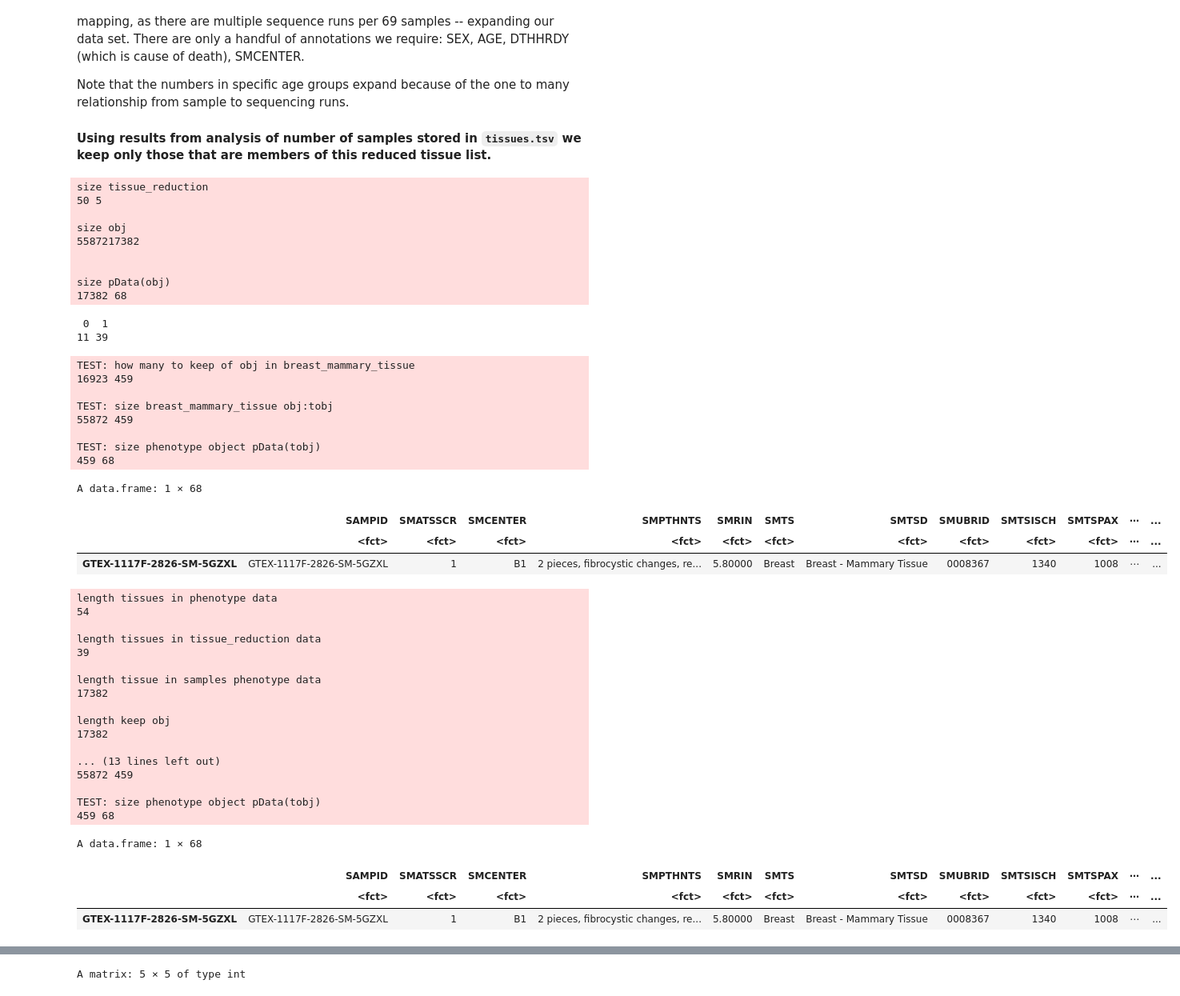
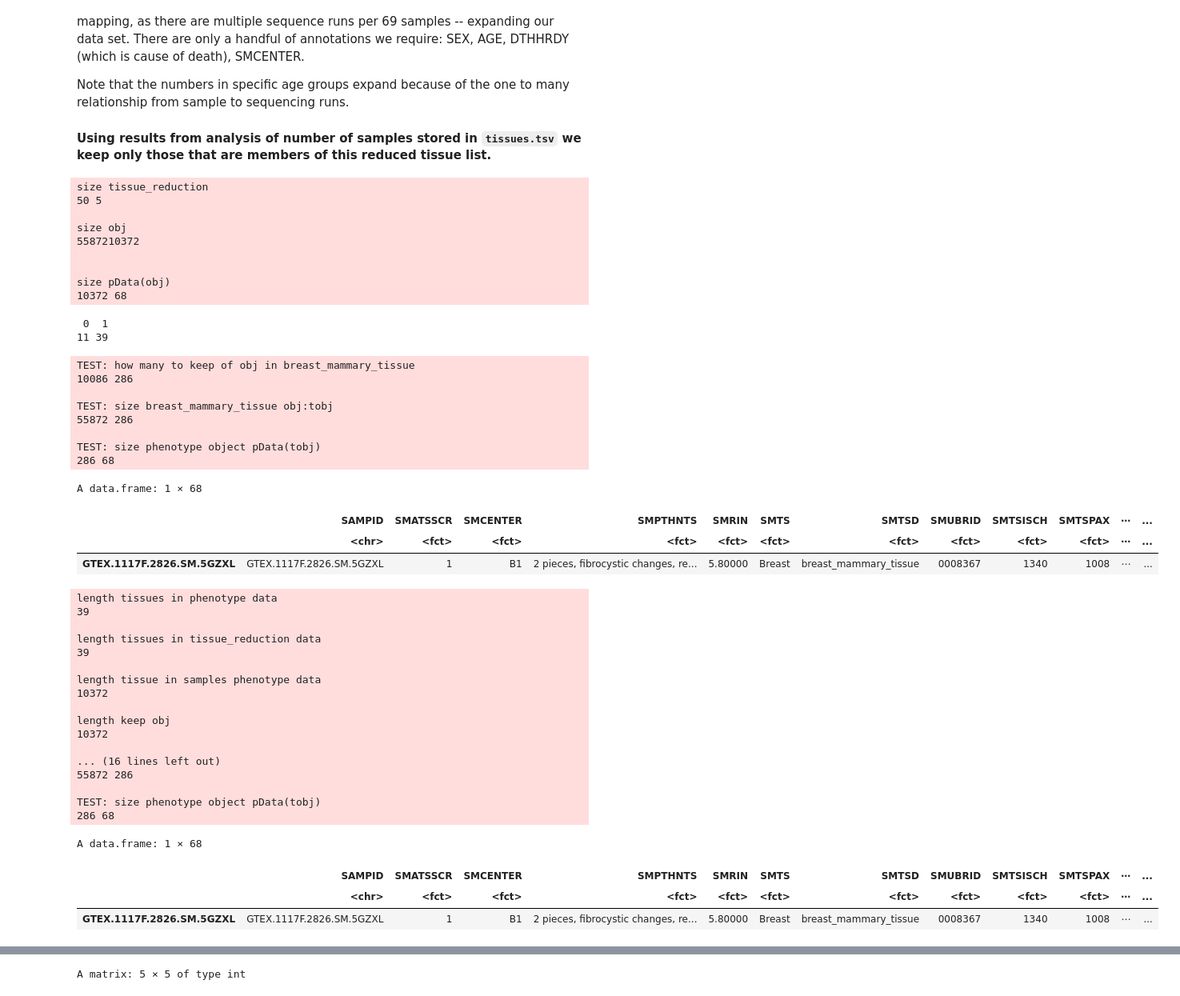
Before and after one commit to TheJacksonLaboratory/sbas, a Jupyter notebook: jupyter/AllTissueAllSplicingJunctionAnalysis.ipynb, the cells around one changed output, grey strips where cells are left out. Shown at 80% size. Drawn from its saved outputs; the diff is of its cells as text; code cells hidden in the pictures.

```diff
--- a/jupyter/AllTissueAllSplicingJunctionAnalysis.ipynb
+++ b/jupyter/AllTissueAllSplicingJunctionAnalysis.ipynb
@@ -659,7 +659,7 @@ table(tissue_reduction$include)
 tissue_reduction <- tissue_reduction[tissue_reduction$include==1,]
 
 # test to make sure we don't have nonsense
-keep <- (pData(obj)$tissue== "breast_mammary_tissue")
+keep <- (pData(obj)$SMTSD== "breast_mammary_tissue")
 message("\nTEST: how many to keep of obj in breast_mammary_tissue\n",
         paste(table(keep), collapse = " "))
 tobj        = obj      [,keep]
@@ -673,17 +673,17 @@ rm(keep)
 # end test
 
 # create a matching tissue name to go with the expressionSet phenotype object
-pData(obj)$tissue      <- factor(snakecase::to_snake_case(as.character(pData(obj)$SMTSD)))
+pData(obj)$SMTSD       <- factor(snakecase::to_snake_case(as.character(pData(obj)$SMTSD)))
 tissue_reduction$SMTSD <- factor(snakecase::to_snake_case(as.character(tissue_reduction$SMTSD)))
 
 message("\nlength tissues in phenotype data\n",
-        paste(length(levels(pData(obj)$tissue)), collapse = " "))
+        paste(length(levels(pData(obj)$SMTSD)), collapse = " "))
 message("\nlength tissues in tissue_reduction data\n",
         paste(length(tissue_reduction$SMTSD), collapse = " "))
 
-keep <- pData(obj)$tissue %in% tissue_reduction$SMTSD
+keep <- pData(obj)$SMTSD %in% tissue_reduction$SMTSD
 message("\nlength tissue in samples phenotype data\n",
-        paste(length(pData(obj)$tissue), collapse = " "))
+        paste(length(pData(obj)$SMTSD), collapse = " "))
 message("\nlength keep obj \n",
         paste(length(keep), collapse = " "))
 message("\nhow many to keep in phenotype data\n",
@@ -697,65 +697,67 @@ message("\nsize reduced_obj\n",
         paste(dim(reduced_obj)), collapse=" ")
 message("\nsize pData(reduced_obj)\n",
         paste(dim(pData(reduced_obj)), collapse=" "))
+message("\nlength tissues in phenotype data\n",
+        paste(length(levels(pData(reduced_obj)$SMTSD)), collapse = " "))
 
 # test to make sure we don't have nonsense
-keep = pData(reduced_obj)$tissue== "breast_mammary_tissue"
+keep = pData(reduced_obj)$SMTSD== "breast_mammary_tissue"
 message("\nTEST: how many to keep in to have only breast_mammary_tissue\n",
         paste(table(keep), collapse = " "))
 tobj        = reduced_obj       [          ,keep==TRUE]
 pData(tobj) = pData(reduced_obj)[keep==TRUE,          ]
 message("\nTEST: size breast_mammary_tissue obj:tobj\n",
         paste(dim(tobj), collapse=" "))
 message("\nTEST: size phenotype object pData(tobj)\n",
         paste(dim(pData(tobj)), collapse=" "))
 pData(tobj)[1,]
 rm(keep)
 # end test
 # %% [output]
 size tissue_reduction
 50 5
 
 size obj
-5587217382
+5587210372
 
 
 size pData(obj)
-17382 68
+10372 68
  0  1
 11 39
 TEST: how many to keep of obj in breast_mammary_tissue
-16923 459
+10086 286
 
 TEST: size breast_mammary_tissue obj:tobj
-55872 459
+55872 286
 
 TEST: size phenotype object pData(tobj)
-459 68
+286 68
 A data.frame: 1 × 68
 |  | SAMPID | SMATSSCR | SMCENTER | SMPTHNTS | SMRIN | SMTS | SMTSD | SMUBRID | SMTSISCH | SMTSPAX | ⋯ | ... |
-|  | <fct> | <fct> | <fct> | <fct> | <fct> | <fct> | <fct> | <fct> | <fct> | <fct> | ⋯ | ... |
-| GTEX-1117F-2826-SM-5GZXL | GTEX-1117F-2826-SM-5GZXL | 1 | B1 | 2 pieces, fibrocystic changes, re... | 5.80000 | Breast | Breast - Mammary Tissue | 0008367 | 1340 | 1008 | ⋯ | ... |
+|  | <chr> | <fct> | <fct> | <fct> | <fct> | <fct> | <fct> | <fct> | <fct> | <fct> | ⋯ | ... |
+| GTEX.1117F.2826.SM.5GZXL | GTEX.1117F.2826.SM.5GZXL | 1 | B1 | 2 pieces, fibrocystic changes, re... | 5.80000 | Breast | breast_mammary_tissue | 0008367 | 1340 | 1008 | ⋯ | ... |
 length tissues in phenotype data
-54
+39
 
 length tissues in tissue_reduction data
 39
 
 length tissue in samples phenotype data
-17382
+10372
 
 length keep obj
-17382
+10372
 
-... (13 lines left out)
-55872 459
+... (16 lines left out)
+55872 286
 
 TEST: size phenotype object pData(tobj)
-459 68
+286 68
 A data.frame: 1 × 68
 |  | SAMPID | SMATSSCR | SMCENTER | SMPTHNTS | SMRIN | SMTS | SMTSD | SMUBRID | SMTSISCH | SMTSPAX | ⋯ | ... |
-|  | <fct> | <fct> | <fct> | <fct> | <fct> | <fct> | <fct> | <fct> | <fct> | <fct> | ⋯ | ... |
-| GTEX-1117F-2826-SM-5GZXL | GTEX-1117F-2826-SM-5GZXL | 1 | B1 | 2 pieces, fibrocystic changes, re... | 5.80000 | Breast | Breast - Mammary Tissue | 0008367 | 1340 | 1008 | ⋯ | ... |
+|  | <chr> | <fct> | <fct> | <fct> | <fct> | <fct> | <fct> | <fct> | <fct> | <fct> | ⋯ | ... |
+| GTEX.1117F.2826.SM.5GZXL | GTEX.1117F.2826.SM.5GZXL | 1 | B1 | 2 pieces, fibrocystic changes, re... | 5.80000 | Breast | breast_mammary_tissue | 0008367 | 1340 | 1008 | ⋯ | ... |
 # %% [markdown]
 #### Synchronize accession metadata and phenotype data
 A kind of transitive closure.   Metadata links the count data to the phenotype data.
```
Also changed, not shown: parts of 5 cells of this notebook, 1 other file.
